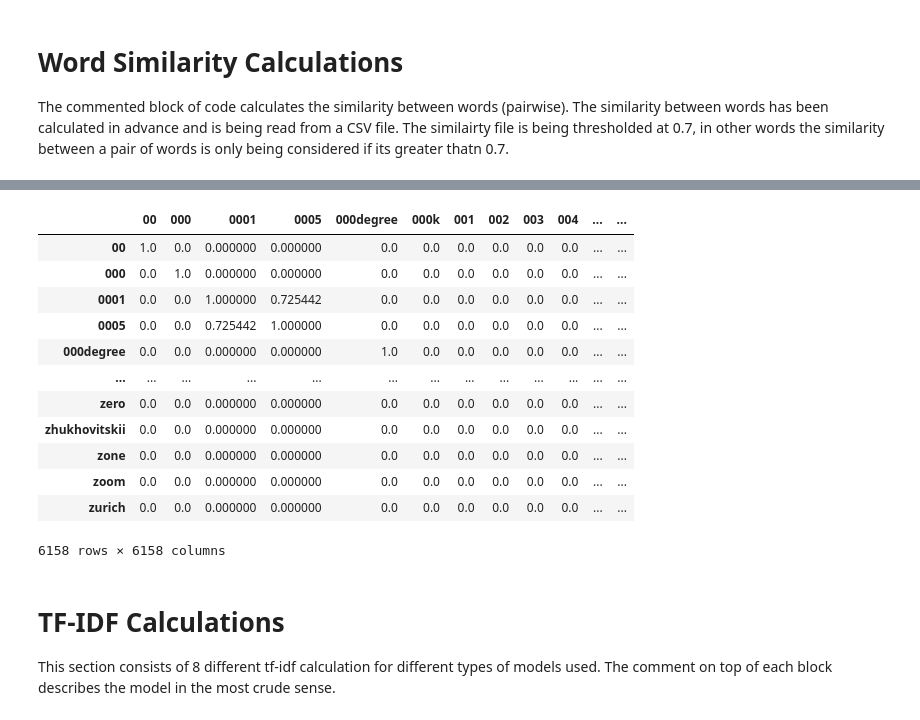
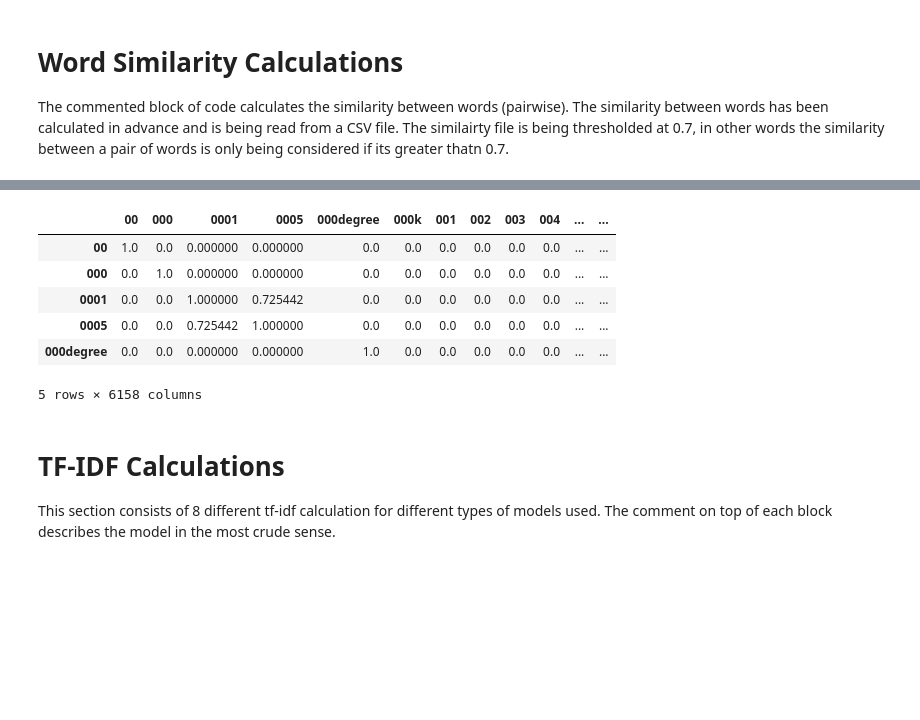
Before and after one commit to Abhimanyu210100/CS6310-NLP, a Jupyter notebook: jupyter/Project.ipynb, the cells around one changed output, grey strips where cells are left out. Drawn from its saved outputs; the diff is of its cells as text; code cells hidden in the pictures; blank space fills up the shorter version.

```diff
--- a/jupyter/Project.ipynb
+++ b/jupyter/Project.ipynb
@@ -351,25 +303,19 @@ You can now load the package via spacy.load('en_core_web_lg')
 # %%
 a = pd.read_csv('sim_mat.csv')
 a.index = a.columns
 sim_mat = a+a.T
 sim_mat[sim_mat<0.7] = 0
 for i in tqdm(range(sim_mat.shape[0])):
     sim_mat.iloc[i,i] = 1
-sim_mat
+sim_mat.head()
 # %% [output]
 |  | 00 | 000 | 0001 | 0005 | 000degree | 000k | 001 | 002 | 003 | 004 | ... | ... |
 | 00 | 1.0 | 0.0 | 0.000000 | 0.000000 | 0.0 | 0.0 | 0.0 | 0.0 | 0.0 | 0.0 | ... | ... |
 | 000 | 0.0 | 1.0 | 0.000000 | 0.000000 | 0.0 | 0.0 | 0.0 | 0.0 | 0.0 | 0.0 | ... | ... |
 | 0001 | 0.0 | 0.0 | 1.000000 | 0.725442 | 0.0 | 0.0 | 0.0 | 0.0 | 0.0 | 0.0 | ... | ... |
 | 0005 | 0.0 | 0.0 | 0.725442 | 1.000000 | 0.0 | 0.0 | 0.0 | 0.0 | 0.0 | 0.0 | ... | ... |
 | 000degree | 0.0 | 0.0 | 0.000000 | 0.000000 | 1.0 | 0.0 | 0.0 | 0.0 | 0.0 | 0.0 | ... | ... |
-| ... | ... | ... | ... | ... | ... | ... | ... | ... | ... | ... | ... | ... |
-| zero | 0.0 | 0.0 | 0.000000 | 0.000000 | 0.0 | 0.0 | 0.0 | 0.0 | 0.0 | 0.0 | ... | ... |
-| zhukhovitskii | 0.0 | 0.0 | 0.000000 | 0.000000 | 0.0 | 0.0 | 0.0 | 0.0 | 0.0 | 0.0 | ... | ... |
-| zone | 0.0 | 0.0 | 0.000000 | 0.000000 | 0.0 | 0.0 | 0.0 | 0.0 | 0.0 | 0.0 | ... | ... |
-| zoom | 0.0 | 0.0 | 0.000000 | 0.000000 | 0.0 | 0.0 | 0.0 | 0.0 | 0.0 | 0.0 | ... | ... |
-| zurich | 0.0 | 0.0 | 0.000000 | 0.000000 | 0.0 | 0.0 | 0.0 | 0.0 | 0.0 | 0.0 | ... | ... |
-6158 rows × 6158 columns
+5 rows × 6158 columns
 # %% [markdown]
 # TF-IDF Calculations
 
```
Also changed, not shown: parts of 25 cells of this notebook.
